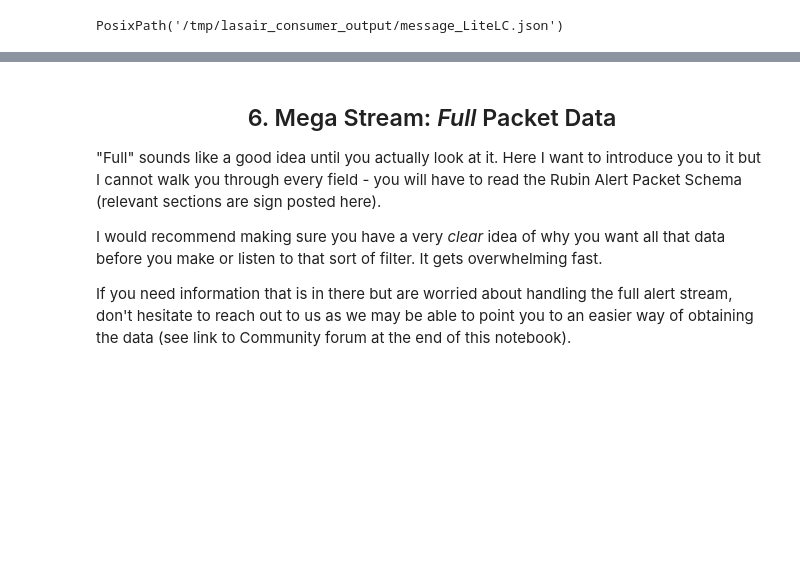
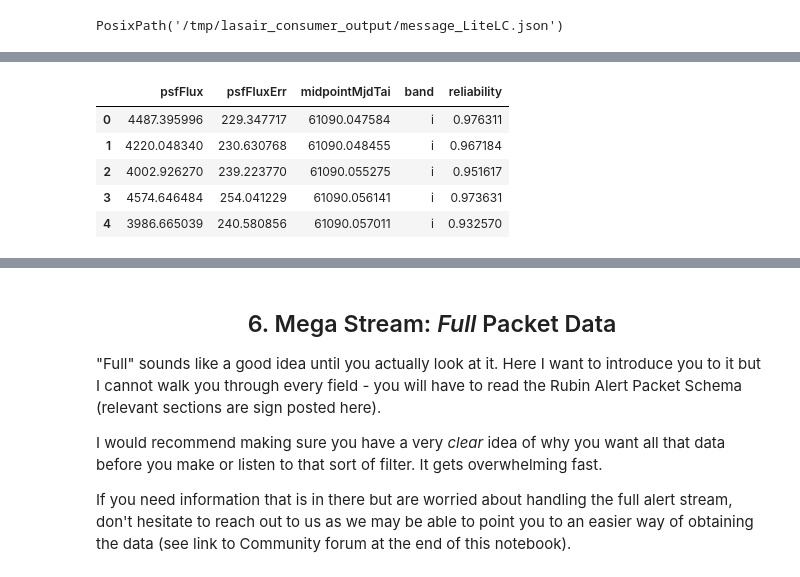
Before and after one commit to lsst-uk/lasair-lsst-examples, a Jupyter notebook: notebooks/KAFKA_Listen_to_Alerts.ipynb, the cells around one changed output, grey strips where cells are left out. Cells and saved outputs as stored; diff of their text form; code cells hidden in the pictures; blank space fills up the shorter version.

```diff
--- a/notebooks/KAFKA_Listen_to_Alerts.ipynb
+++ b/notebooks/KAFKA_Listen_to_Alerts.ipynb
@@ -330,0 +373,12 @@ dat_llc
+# %%
+diff_phot = pd.DataFrame(dat_llc['alert'].iloc[0]['diaSourcesList'])
+forced_phot = pd.DataFrame(dat_llc['alert'].iloc[0]['diaForcedSourcesList'])
+# %%
+diff_phot.head()
+# %% [output]
+|  | psfFlux | psfFluxErr | midpointMjdTai | band | reliability |
+| 0 | 4487.395996 | 229.347717 | 61090.047584 | i | 0.976311 |
+| 1 | 4220.048340 | 230.630768 | 61090.048455 | i | 0.967184 |
+| 2 | 4002.926270 | 239.223770 | 61090.055275 | i | 0.951617 |
+| 3 | 4574.646484 | 254.041229 | 61090.056141 | i | 0.973631 |
+| 4 | 3986.665039 | 240.580856 | 61090.057011 | i | 0.932570 |
```
Also changed, not shown: parts of 37 cells of this notebook, 1 other file.
